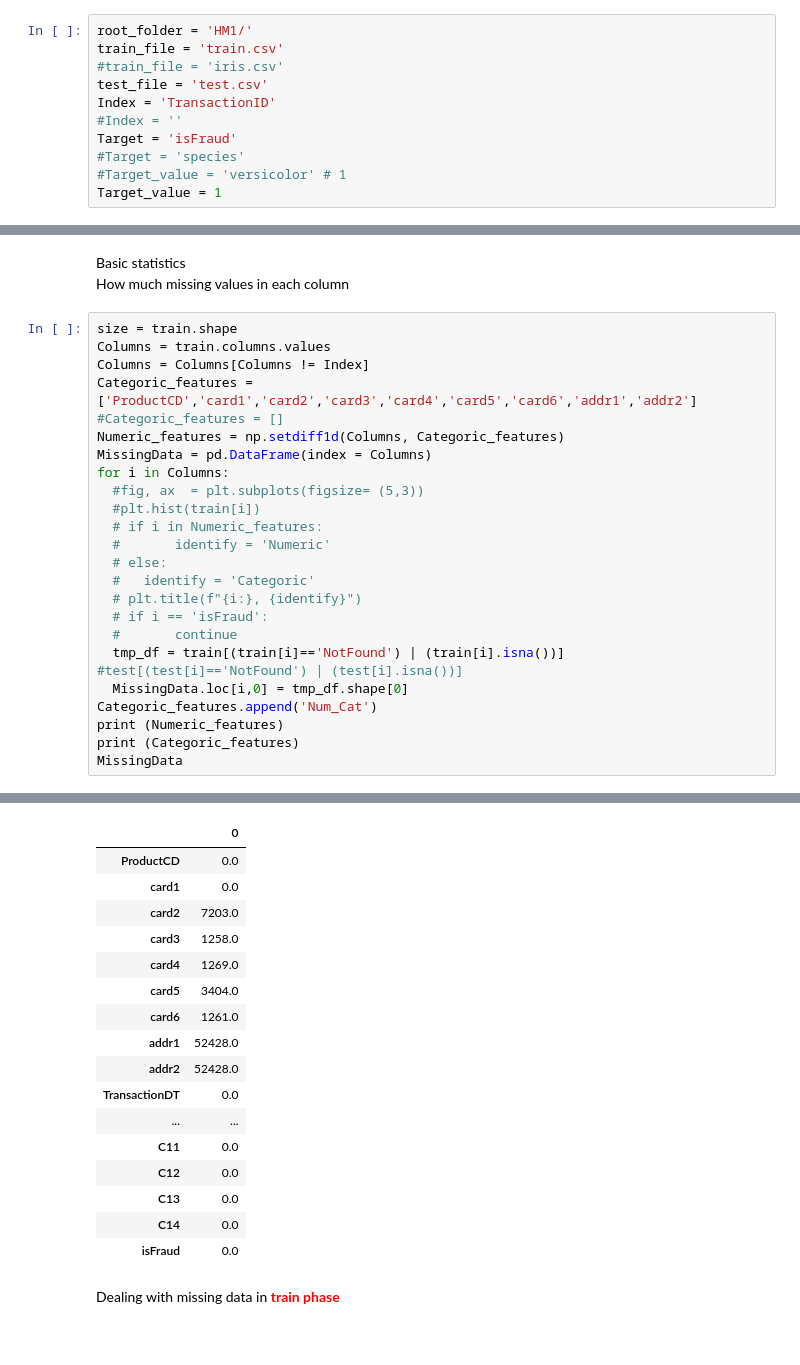
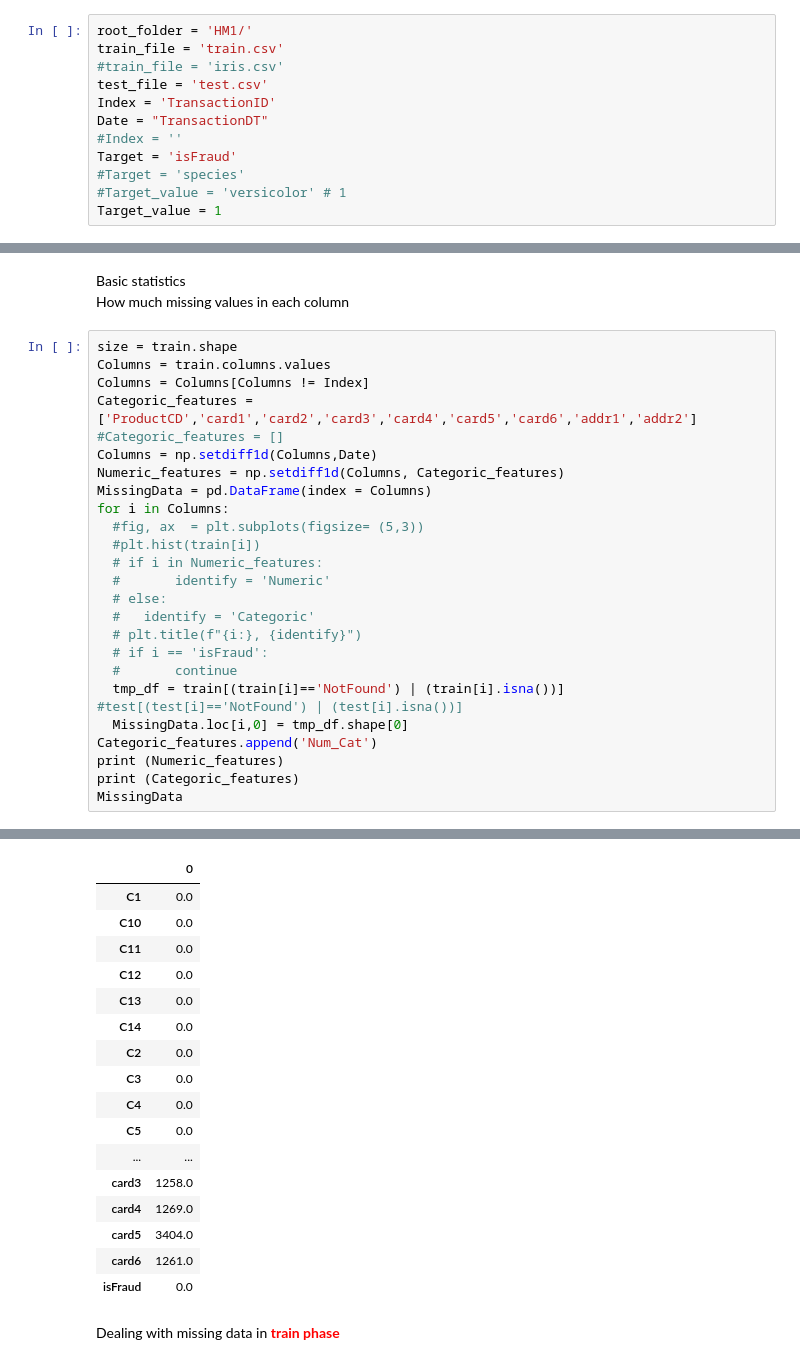
Before and after one commit to YinQingYuanQue/HM1_DT_CS529, a Jupyter notebook: HM1.ipynb, the cells around one changed output, grey strips where cells are left out. Saved outputs shown, nothing was run; the diff lists cells and outputs as text.

Commit message:
Remove Date from Columns

```diff
--- a/HM1.ipynb
+++ b/HM1.ipynb
@@ -21,6 +21,7 @@ train_file = 'train.csv'
 #train_file = 'iris.csv'
 test_file = 'test.csv'
 Index = 'TransactionID'
+Date = "TransactionDT"
 #Index = ''
 Target = 'isFraud'
 #Target = 'species'
@@ -44,6 +45,7 @@ Columns = train.columns.values
 Columns = Columns[Columns != Index]
 Categoric_features = ['ProductCD','card1','card2','card3','card4','card5','card6','addr1','addr2']
 #Categoric_features = []
+Columns = np.setdiff1d(Columns,Date)
 Numeric_features = np.setdiff1d(Columns, Categoric_features)
 MissingData = pd.DataFrame(index = Columns)
 for i in Columns:
@@ -68,20 +70,20 @@ MissingData
 ['ProductCD', 'card1', 'card2', 'card3', 'card4', 'card5', 'card6', 'addr1', 'addr2', 'Num_Cat']
 |  | 0 |
-| ProductCD | 0.0 |
-| card1 | 0.0 |
-| card2 | 7203.0 |
+| C1 | 0.0 |
+| C10 | 0.0 |
+| C11 | 0.0 |
+| C12 | 0.0 |
+| C13 | 0.0 |
+| C14 | 0.0 |
+| C2 | 0.0 |
+| C3 | 0.0 |
+| C4 | 0.0 |
+| C5 | 0.0 |
+| ... | ... |
 | card3 | 1258.0 |
 | card4 | 1269.0 |
 | card5 | 3404.0 |
 | card6 | 1261.0 |
-| addr1 | 52428.0 |
-| addr2 | 52428.0 |
-| TransactionDT | 0.0 |
-| ... | ... |
-| C11 | 0.0 |
-| C12 | 0.0 |
-| C13 | 0.0 |
-| C14 | 0.0 |
 | isFraud | 0.0 |
 # %% [markdown]
 Dealing with missing data in <font color = 'red'> <b>train phase </font>
```
Also changed, not shown: parts of 2 cells of this notebook, 3 other files.
